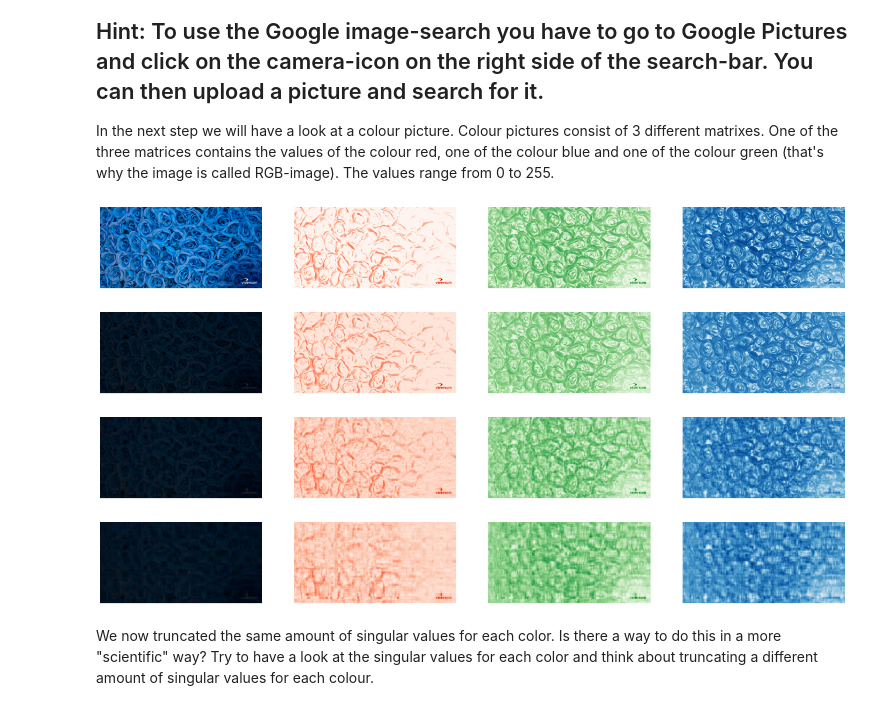
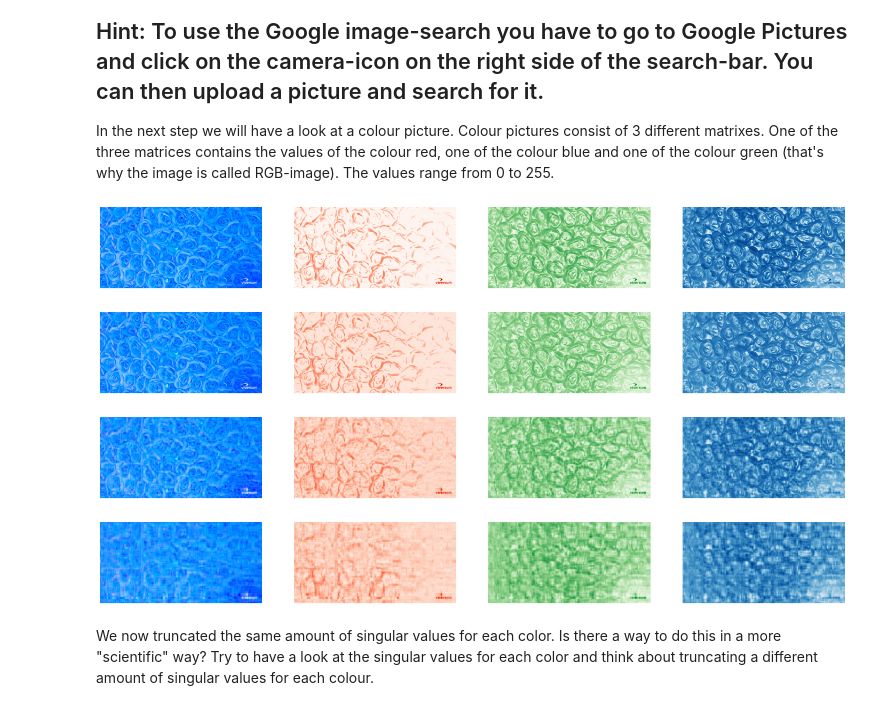
Before and after one commit to Saamuu/DataLab, a Jupyter notebook: DataLab/ImageCompression.ipynb, the cells around one changed output. Drawn from its saved outputs; the diff is of its cells as text; code cells hidden in the pictures.

```diff
--- a/DataLab/ImageCompression.ipynb
+++ b/DataLab/ImageCompression.ipynb
@@ -54,7 +54,9 @@ def im2double(im):
     #transform the values in A to the interval (0,1)
     #What happens if we dont do that? Nothing visible, just transform the matrix to float-values instead of int8
     info = np.iinfo(im.dtype)
-    return im.astype(float)/info.max
+    scale = info.max
+    im = im.astype(float)/scale
+    return im, scale
 
 
 # grayscale image (is still saved with 3 channels so I take the first one)
@@ -64,7 +66,7 @@ print(np.shape(plt.imread("Merkel.jpg")))
 print(plt.imread("Merkel.jpg")[:,:,0])
 #The format is (M,N,3) -> RGB image, how do we get the greyscale?
 #Just use one of the RGB images
-gray_channel = im2double(img)
+gray_channel, scale = im2double(img)
 # %% [output]
 (396, 704, 3)
 [[164 165 166 ... 202 203 203]
@@ -145,22 +147,29 @@ In the next step we will have a look at a colour picture. Colour pictures consis
 # %%
 # http://www.math.utah.edu/~goller/F15_M2270/BradyMathews_SVDImage.pdf Idee und Theorie
 
-
+from astropy.visualization import make_lupton_rgb
 
 #getting image channels
 rgb_img = mpimg.imread("Blau.jpg")
 
-red_channel = im2double(rgb_img[:, :, 0])
-green_channel = im2double(rgb_img[:, :, 1])
-blue_channel = im2double(rgb_img[:, :, 2])
+red_channel, scaleRed = im2double(rgb_img[:, :, 0])
+
+green_channel, scaleGreen = im2double(rgb_img[:, :, 1])
+
+blue_channel, scaleBlue = im2double(rgb_img[:, :, 2])
 
 #get SVD factorization
 r_U, r_S, r_V = svd(red_channel)
 g_U, g_S, g_V = svd(green_channel)
 b_U, b_S, b_V = svd(blue_channel)
 
+r_new_channel = scaleRed* r_U @ np.diag(r_S) @ r_V
+g_new_channel = scaleGreen*g_U @ np.diag(g_S) @ g_V
+b_new_channel = scaleBlue*b_U @ np.diag(b_S) @ b_V
+
 fig = plt.figure(figsize=(25,25))
 plt.subplot(1,4,1)
+rgb_img = make_lupton_rgb(r_new_channel, g_new_channel, b_new_channel)
 plt.imshow(rgb_img)
 plt.axis("off")
 plt.subplot(1,4,2)
@@ -182,11 +191,10 @@ r_U_trunc, r_S_trunc, r_Vt_trunc = truncate(r_U, r_S, r_V, k)
 g_U_trunc, g_S_trunc, g_Vt_trunc = truncate(g_U, g_S, g_V, k)
 b_U_trunc, b_S_trunc, b_Vt_trunc = truncate(b_U, b_S, b_V, k)
 
-r_new_channel = r_U_trunc @ np.diag(r_S_trunc) @ r_Vt_trunc
-g_new_channel = g_U_trunc @ np.diag(g_S_trunc) @ g_Vt_trunc
-b_new_channel = b_U_trunc @ np.diag(b_S_trunc) @ b_Vt_trunc
+r_new_channel = scaleRed* r_U_trunc @ np.diag(r_S_trunc) @ r_Vt_trunc
+g_new_channel = scaleGreen*g_U_trunc @ np.diag(g_S_trunc) @ g_Vt_trunc
+b_new_channel = scaleBlue*b_U_trunc @ np.diag(b_S_trunc) @ b_Vt_trunc
 
-from astropy.visualization import make_lupton_rgb
 image = make_lupton_rgb(r_new_channel, g_new_channel, b_new_channel)
 
 fig2 = plt.figure(figsize=(25,25))
@@ -212,11 +220,11 @@ r_U_trunc, r_S_trunc, r_Vt_trunc = truncate(r_U, r_S, r_V, k)
 g_U_trunc, g_S_trunc, g_Vt_trunc = truncate(g_U, g_S, g_V, k)
 b_U_trunc, b_S_trunc, b_Vt_trunc = truncate(b_U, b_S, b_V, k)
 
-r_new_channel = r_U_trunc @ np.diag(r_S_trunc) @ r_Vt_trunc
-g_new_channel = g_U_trunc @ np.diag(g_S_trunc) @ g_Vt_trunc
-b_new_channel = b_U_trunc @ np.diag(b_S_trunc) @ b_Vt_trunc
+r_new_channel = scaleRed* r_U_trunc @ np.diag(r_S_trunc) @ r_Vt_trunc
+g_new_channel = scaleGreen*g_U_trunc @ np.diag(g_S_trunc) @ g_Vt_trunc
+b_new_channel = scaleBlue*b_U_trunc @ np.diag(b_S_trunc) @ b_Vt_trunc
 
-from astropy.visualization import make_lupton_rgb
+
 image = make_lupton_rgb(r_new_channel, g_new_channel, b_new_channel)
 
 fig3 = plt.figure(figsize=(25,25))
@@ -236,41 +244,41 @@ plt.axis("off")
 plt.show()
 
 
 
 #get SVD factorization
 k = 10
 
 r_U_trunc, r_S_trunc, r_Vt_trunc = truncate(r_U, r_S, r_V, k)
 g_U_trunc, g_S_trunc, g_Vt_trunc = truncate(g_U, g_S, g_V, k)
 b_U_trunc, b_S_trunc, b_Vt_trunc = truncate(b_U, b_S, b_V, k)
 
-r_new_channel = r_U_trunc @ np.diag(r_S_trunc) @ r_Vt_trunc
-g_new_channel = g_U_trunc @ np.diag(g_S_trunc) @ g_Vt_trunc
-b_new_channel = b_U_trunc @ np.diag(b_S_trunc) @ b_Vt_trunc
+r_new_channel = scaleRed* r_U_trunc @ np.diag(r_S_trunc) @ r_Vt_trunc
+g_new_channel = scaleGreen*g_U_trunc @ np.diag(g_S_trunc) @ g_Vt_trunc
+b_new_channel = scaleBlue*b_U_trunc @ np.diag(b_S_trunc) @ b_Vt_trunc
 
-from astropy.visualization import make_lupton_rgb
+
 image = make_lupton_rgb(r_new_channel, g_new_channel, b_new_channel)
 
 fig4 = plt.figure(figsize=(25,25))
 plt.subplot(1,4,1)
 plt.imshow(image)
 plt.axis("off")
 plt.subplot(1,4,2)
 plt.imshow(r_new_channel,cmap='Reds')
 plt.axis("off")
 plt.subplot(1,4,3)
 plt.imshow(g_new_channel,cmap='Greens')
 plt.axis("off")
 plt.subplot(1,4,4)
 plt.imshow(b_new_channel,cmap='Blues')
 
 plt.axis("off")
 plt.show()
 # %% [output]
-[figure, old version]
+[figure, new version]
-[figure, old version]
+[figure, new version]
-[figure, old version]
+[figure, new version]
-[figure, old version]
+[figure, new version]
 # %% [markdown]
 We now truncated the same amount of singular values for each color. Is there a way to do this in a more "scientific" way? Try to have a look at the singular values for each color and think about truncating a different amount of singular values for each colour.
 # %%
```
